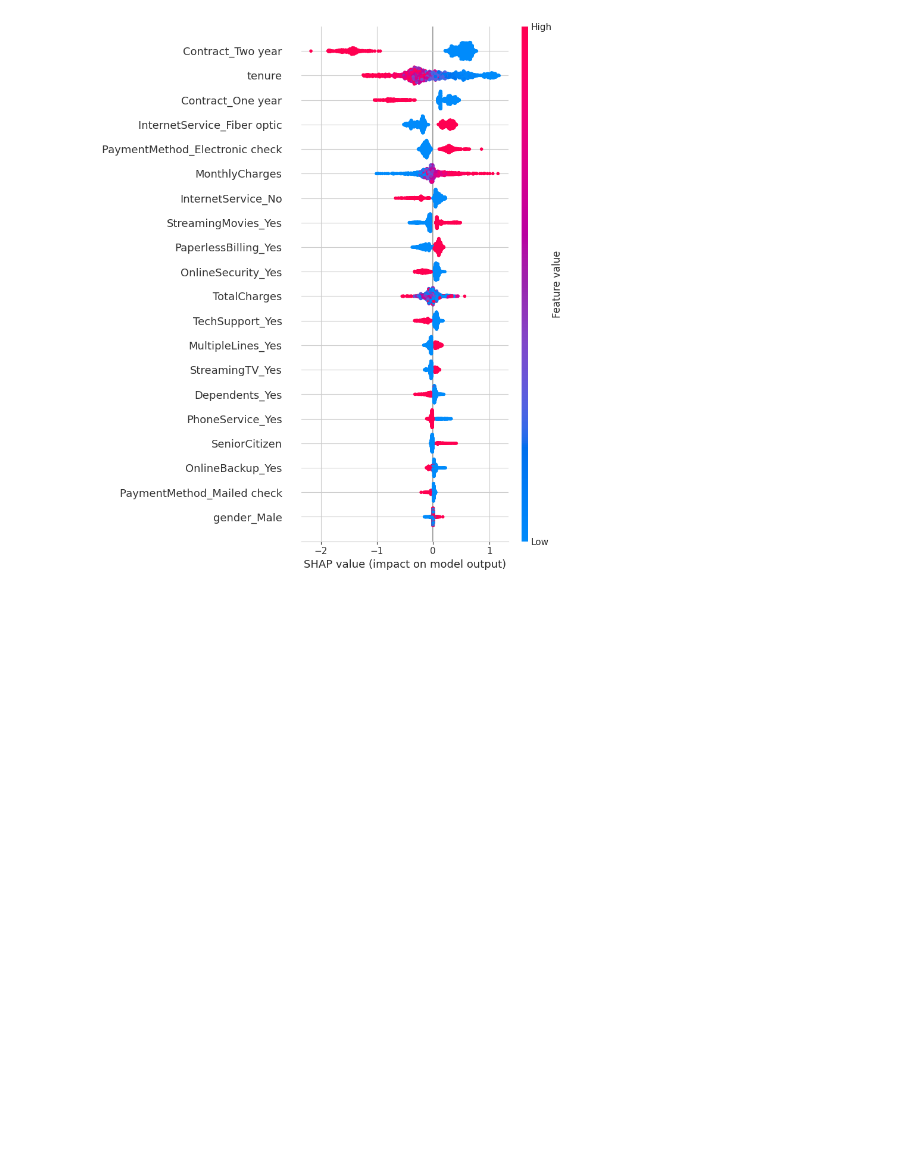
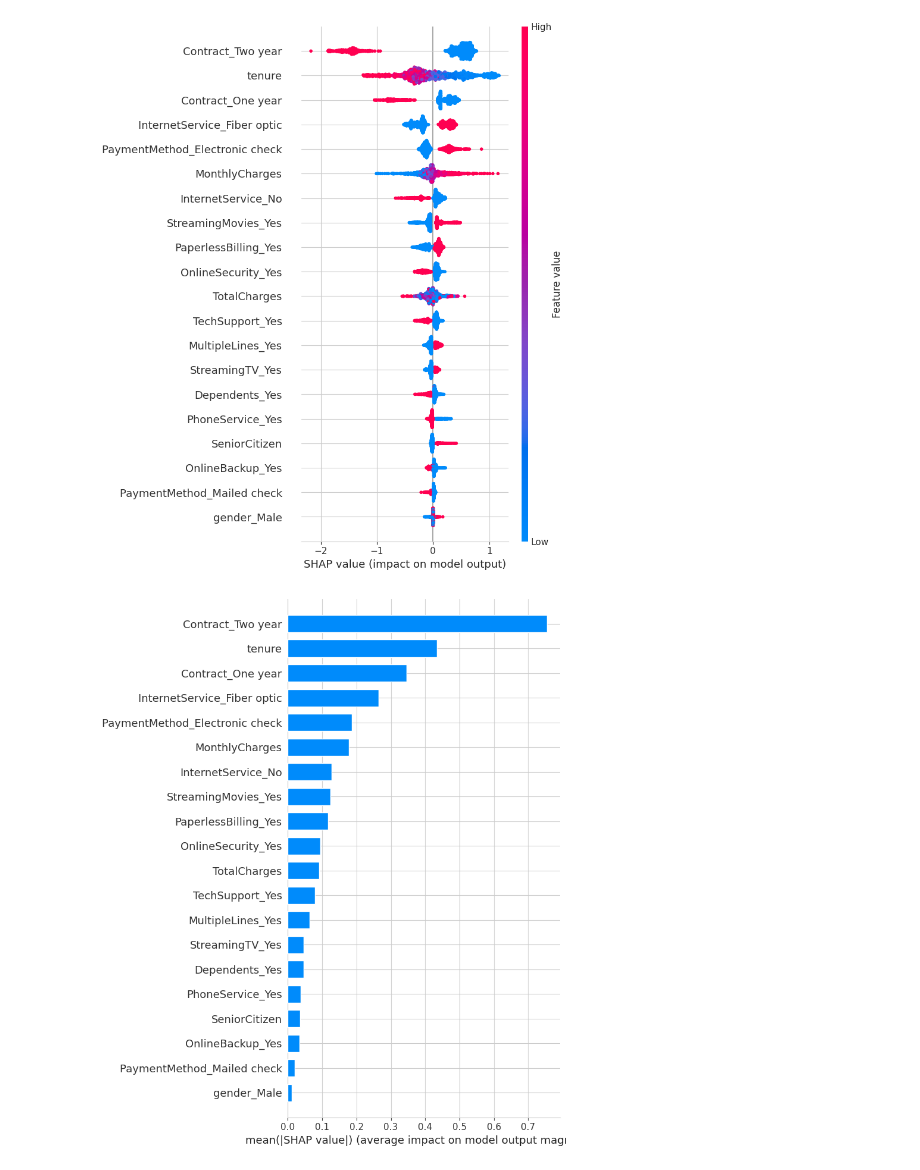
Before and after one commit to suparna-500/CustomerShield, a Jupyter notebook: notebook/CustomerShield.ipynb, the cells around one changed output. Drawn from its saved outputs; the diff is of its cells as text; code cells hidden in the pictures; blank space fills up the shorter version.

Commit message:
Add SHAP feature importance bar visualization

```diff
--- a/notebook/CustomerShield.ipynb
+++ b/notebook/CustomerShield.ipynb
@@ -608,3 +608,7 @@ SHAP was used to interpret the tuned LightGBM model and understand feature contr
 shap.summary_plot(shap_values, X_test)
 # %% [output]
 [figure]
+# %%
+shap.summary_plot(shap_values, X_test, plot_type="bar")
+# %% [output]
+[figure, added]
```
